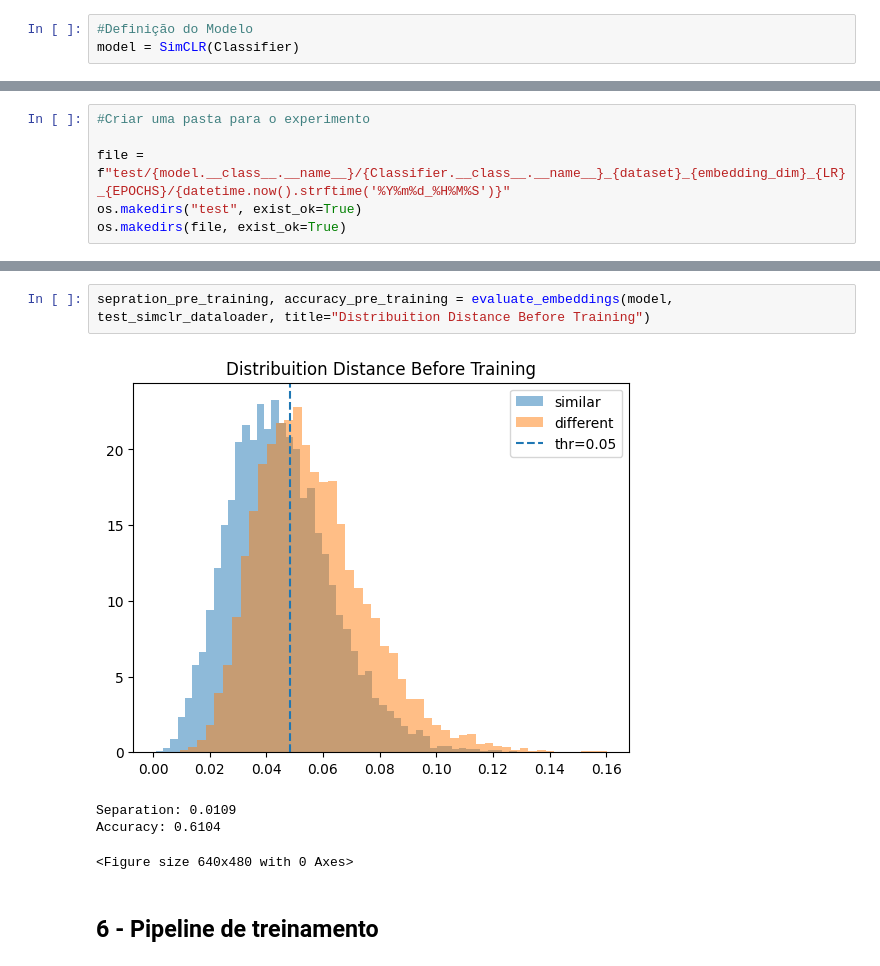
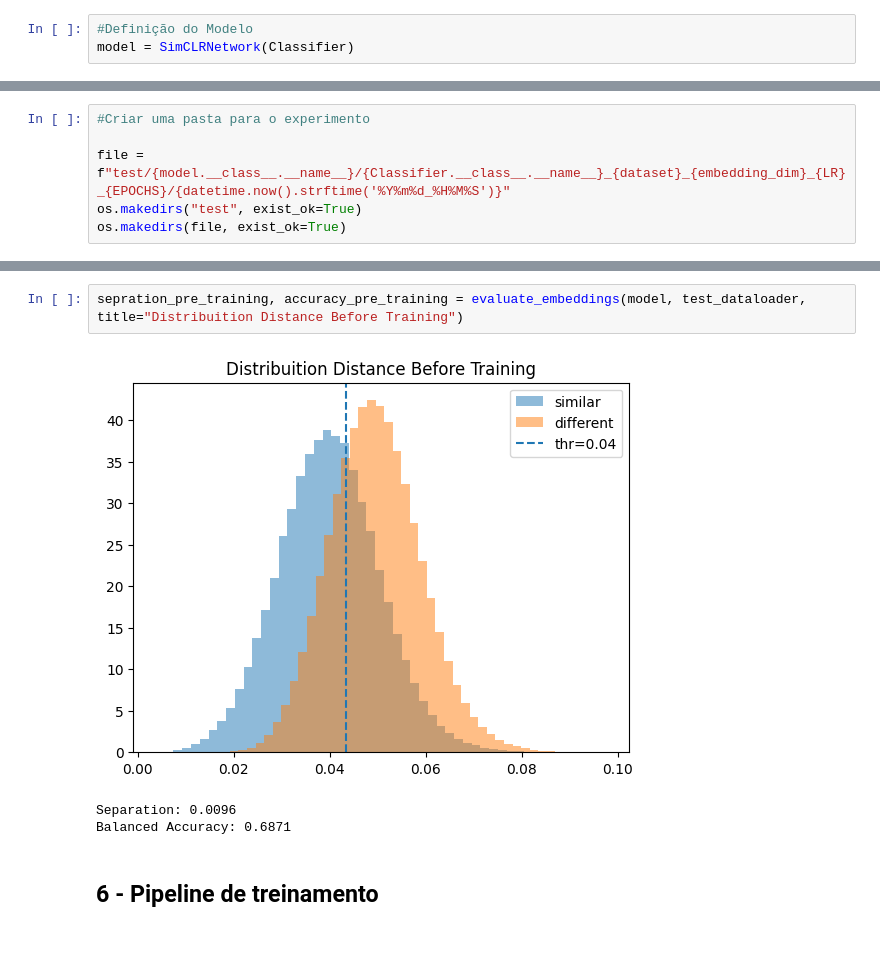
Before and after one commit to Vinimoga/dml-siamese-triplet-simclr, a Jupyter notebook: SimCLR_experiment.ipynb, the cells around one changed output, grey strips where cells are left out. Saved outputs shown, nothing was run; the diff lists cells and outputs as text.

```diff
--- a/SimCLR_experiment.ipynb
+++ b/SimCLR_experiment.ipynb
@@ -185,7 +190,7 @@ logits[:10], logits.shape
  torch.Size([64, 128]))
 # %%
 #Definição do Modelo
-model = SimCLR(Classifier)
+model = SimCLRNetwork(Classifier)
 # %% [markdown]
 
 ## 5 - Teste Inicial
@@ -292,10 +286,9 @@ def evaluate_embeddings(model, dataloader, title="Embedding Evaluation"):
 # %%
-sepration_pre_training, accuracy_pre_training = evaluate_embeddings(model, test_simclr_dataloader, title="Distribuition Distance Before Training")
+sepration_pre_training, accuracy_pre_training = evaluate_embeddings(model, test_dataloader, title="Distribuition Distance Before Training")
 # %% [output]
-[figure, old version]
+[figure, new version]
-Separation: 0.0109
-Accuracy: 0.6104
+Separation: 0.0096
+Balanced Accuracy: 0.6871
-<Figure size 640x480 with 0 Axes>
 # %% [markdown]
 
 ## 6 - Pipeline de treinamento
```
Also changed, not shown: parts of 13 cells of this notebook, 4 other files.
